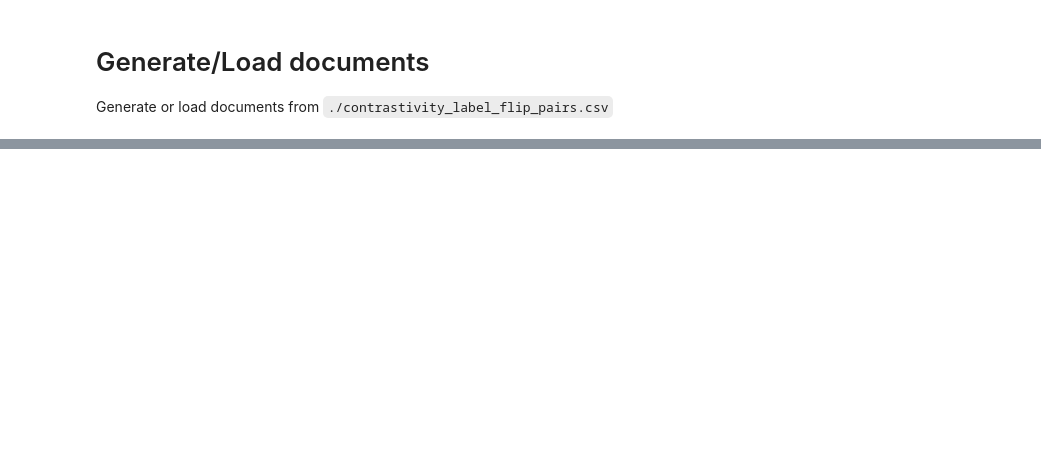
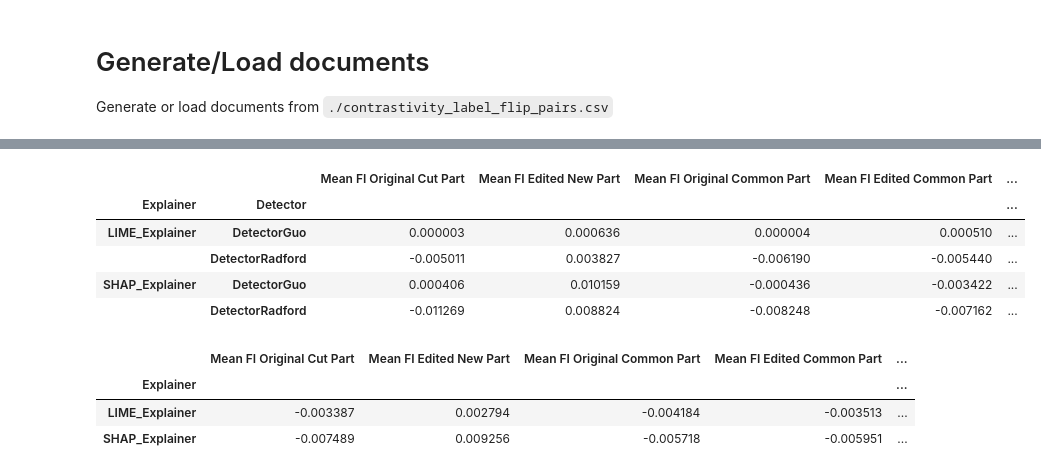
Before and after one commit to loris3/evaluation_explanation_quality, a Jupyter notebook: contrastivity.ipynb, the cells around one changed output, grey strips where cells are left out. Saved outputs shown, nothing was run; the diff lists cells and outputs as text; code cells hidden in the pictures; blank space fills up the shorter version.

```diff
--- a/contrastivity.ipynb
+++ b/contrastivity.ipynb
@@ -36,7 +36,7 @@ gold_labels = test["author"] == "human_answers" # convention: 0: machine, 1: hum
 #from gpt2outputdataset.detector_radford import DetectorRadford
 #from detectgpt.detector_detectgpt import DetectorDetectGPT
 from detector_guo import DetectorGuo
-detector_classes = [DetectorRadford,DetectorGuo,DetectorDetectGPT]
+detector_classes = [DetectorRadford,DetectorGuo]
 
 from explainer_wrappers import LIME_Explainer, SHAP_Explainer
 explainer_classes = [LIME_Explainer,SHAP_Explainer]
@@ -138,7 +198,8 @@ for detector_class in detector_classes:
             explainer = explainer_class(detector)
             for idx, (_, original, prompt, edited) in tqdm(df[df["Detector"] == detector.__class__.__name__].iterrows(), desc="Gathering results"):
 
-
+                # if not (explainer.is_cached(original)) or not(explainer.is_cached(edited)):
+                #      continue
                 # The generation strategy above uses spacy's tokenizer (where punctuation chars are end up in seperate tokens).
                 # The explanation methods have their own tokenizers and FI scores are reported irt to those tokens
                 # For LIME, multiple punctuation chars can end up in the same token e.g.: "!)" is one token, "!" too, "#+#++..,++##" as well.
@@ -149,7 +210,7 @@ for detector_class in detector_classes:
                 # Determining the bounds of the prompt has to be done AFTER tokenization:
                 # Strategy: change bounds until assert explainer.tokenize(original)[0:lenght_promt] == explainer.tokenize(edited)[0:lenght_promt] passes
                 lenght_promt = len(explainer.tokenize(prompt)) # this would suffice for SHAP, but not for lime (because it sometimes collapses punctuation chars into one token)
-                while explainer.tokenize(original)[0:lenght_promt] != explainer.tokenize(edited)[0:lenght_promt]:
+                while explainer.tokenize(original)[0:lenght_promt] != explainer.tokenize(edited)[0:lenght_promt] or len(explainer.tokenize(original)[lenght_promt:]) == 0 or len(explainer.tokenize(edited)[lenght_promt:]) == 0:
                     lenght_promt -= 1
                 lenght_promt = max(lenght_promt, 1) # if the first word is followed by a punctuation char, e.g., "Example! Is a sentence." and the prompt is just "Example", the loop above would set lenght_promt=0. This happens as LIME tokenizes this to ['Example!', 'Is', 'a', 'sentence.']
                 assert explainer.tokenize(original)[1:lenght_promt] == explainer.tokenize(edited)[1:lenght_promt]
@@ -176,6 +237,7 @@ for detector_class in detector_classes:
                     print(edited)
                     print(fi_scores_exp_edited_new_part)
                     print(fi_scores_exp_edited_common_part)
+                    print(fi_scores_exp_original_cut_part)
 
                 max_fi_in_new_part = fi_scores_exp_edited_new_part.max() > fi_scores_exp_edited_common_part.max()
 
@@ -204,4 +282,18 @@ dff
 # %%
-dff.set_index(["Explainer", "Detector"]).groupby(["Explainer", "Detector"]).mean()
+results_detector_level = dff.set_index(["Explainer", "Detector"]).groupby(["Explainer", "Detector"]).mean()
+results_detector_level
+# %% [output]
+|  |  | Mean FI Original Cut Part | Mean FI Edited New Part | Mean FI Original Common Part | Mean FI Edited Common Part | ... |
+| Explainer | Detector |  |  |  |  | ... |
+| LIME_Explainer | DetectorGuo | 0.000003 | 0.000636 | 0.000004 | 0.000510 | ... |
+|  | DetectorRadford | -0.005011 | 0.003827 | -0.006190 | -0.005440 | ... |
+| SHAP_Explainer | DetectorGuo | 0.000406 | 0.010159 | -0.000436 | -0.003422 | ... |
+|  | DetectorRadford | -0.011269 | 0.008824 | -0.008248 | -0.007162 | ... |
 # %%
-dff.groupby(["Explainer"]).mean()
+results_explainer_level = dff.set_index(["Explainer", "Detector"]).groupby(["Explainer"]).mean()
+results_explainer_level
+# %% [output]
+|  | Mean FI Original Cut Part | Mean FI Edited New Part | Mean FI Original Common Part | Mean FI Edited Common Part | ... |
+| Explainer |  |  |  |  | ... |
+| LIME_Explainer | -0.003387 | 0.002794 | -0.004184 | -0.003513 | ... |
+| SHAP_Explainer | -0.007489 | 0.009256 | -0.005718 | -0.005951 | ... |
```
Also changed, not shown: parts of 19 cells of this notebook, 8 other files.
